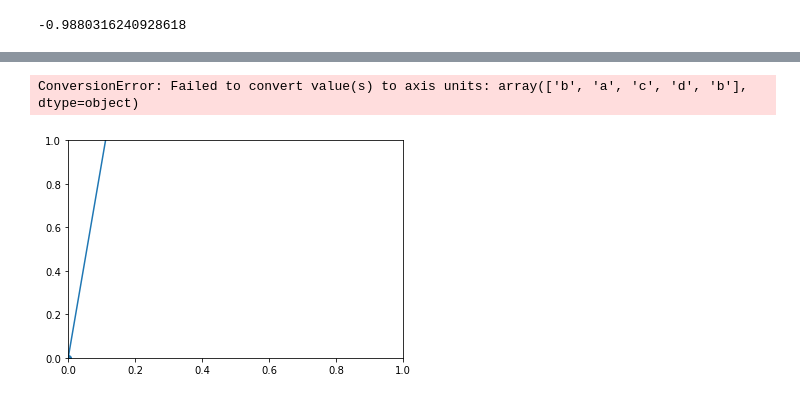
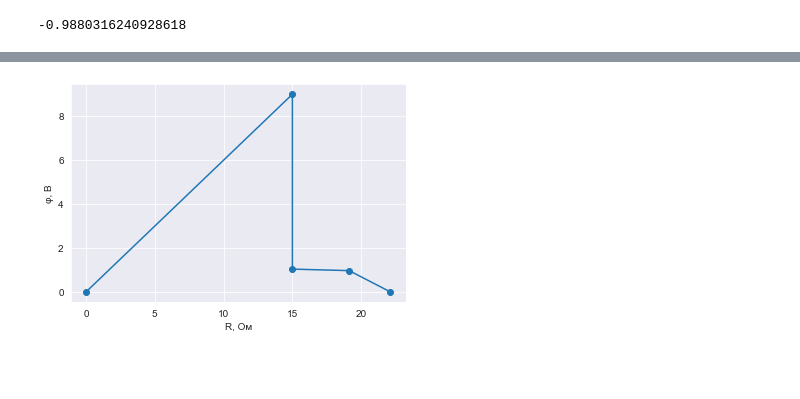
Before and after one commit to AndreyVAAVA/AI_RTU_MIREA, a Jupyter notebook: notebooks/FirstPractice.ipynb, the cells around one changed output, grey strips where cells are left out. Cells and saved outputs as stored; diff of their text form; code cells hidden in the pictures; blank space fills up the shorter version.

```diff
--- a/notebooks/FirstPractice.ipynb
+++ b/notebooks/FirstPractice.ipynb
@@ -190,14 +190,15 @@ plt.show()
 # %%
 phi_b = 0
 phi_a = 8.965517241
 phi_c = 1.034482759
 phi_d = 0.9655172414
+R = 15
 arr = [phi_b, phi_a, phi_c, phi_d, phi_b]
 arr_symb = ["b", "a", "c", "d", "b"]
-df = pd.DataFrame({"values":arr, "symbols":arr_symb})
-plt.plot(df.values, marker='o')
-ax = plt.gca()
-df.apply(lambda x: ax.annotate(x.symbols, x.values, axis = 1))
+arr_R = [0, R, R, R+1.125+3, R+1.125+3+3]
+plt.plot(arr_R, arr, marker='o')
+plt.xlabel("R, Ом")
+plt.ylabel("\u03C6, В")
+plt.show()
 # %% [output]
-ConversionError: Failed to convert value(s) to axis units: array(['b', 'a', 'c', 'd', 'b'], dtype=object)
-[figure, old version]
+[figure, new version]
```
Also changed, not shown: parts of 3 cells of this notebook, 1 other file.
